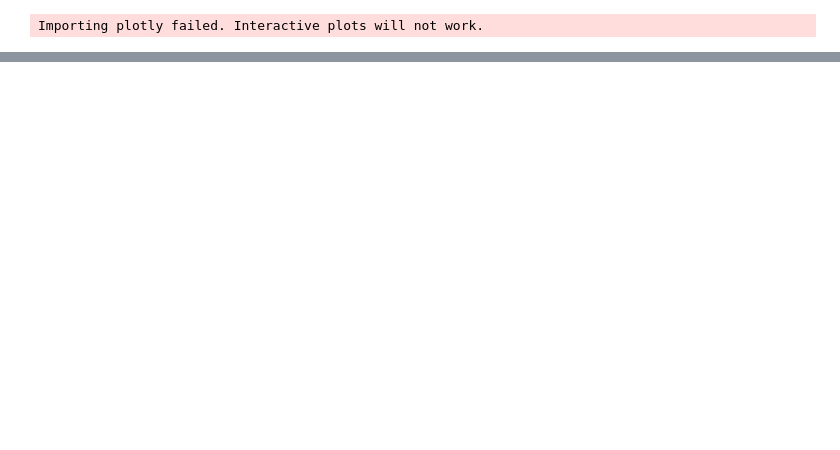
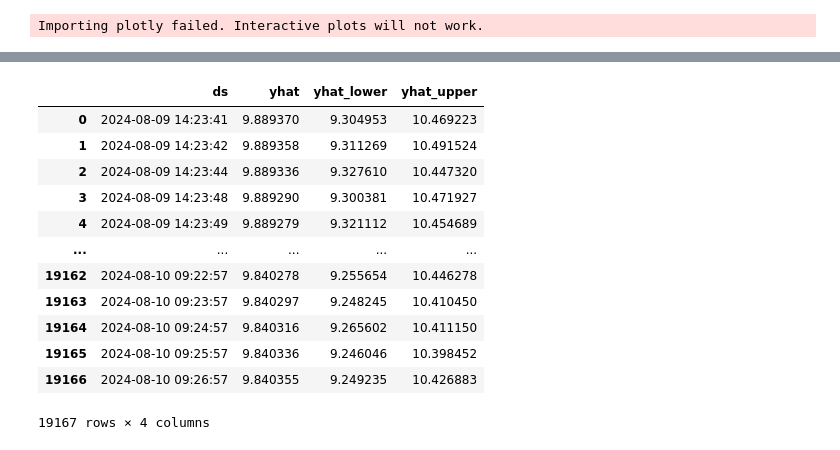
Before and after one commit to nk2105/AkzentE4.0, a Jupyter notebook: prophet.ipynb, the cells around one changed output, grey strips where cells are left out. Cells and saved outputs as stored; diff of their text form; code cells hidden in the pictures; blank space fills up the shorter version.

```diff
--- a/prophet.ipynb
+++ b/prophet.ipynb
@@ -58 +43,17 @@ test_forecast
+# %%
+forecast[['ds', 'yhat', 'yhat_lower', 'yhat_upper']]
+# %% [output]
+|  | ds | yhat | yhat_lower | yhat_upper |
+| 0 | 2024-08-09 14:23:41 | 9.889370 | 9.304953 | 10.469223 |
+| 1 | 2024-08-09 14:23:42 | 9.889358 | 9.311269 | 10.491524 |
+| 2 | 2024-08-09 14:23:44 | 9.889336 | 9.327610 | 10.447320 |
+| 3 | 2024-08-09 14:23:48 | 9.889290 | 9.300381 | 10.471927 |
+| 4 | 2024-08-09 14:23:49 | 9.889279 | 9.321112 | 10.454689 |
+| ... | ... | ... | ... | ... |
+| 19162 | 2024-08-10 09:22:57 | 9.840278 | 9.255654 | 10.446278 |
+| 19163 | 2024-08-10 09:23:57 | 9.840297 | 9.248245 | 10.410450 |
+| 19164 | 2024-08-10 09:24:57 | 9.840316 | 9.265602 | 10.411150 |
+| 19165 | 2024-08-10 09:25:57 | 9.840336 | 9.246046 | 10.398452 |
+| 19166 | 2024-08-10 09:26:57 | 9.840355 | 9.249235 | 10.426883 |
+19167 rows × 4 columns
 # %%
```
Also changed, not shown: parts of 8 cells of this notebook.
